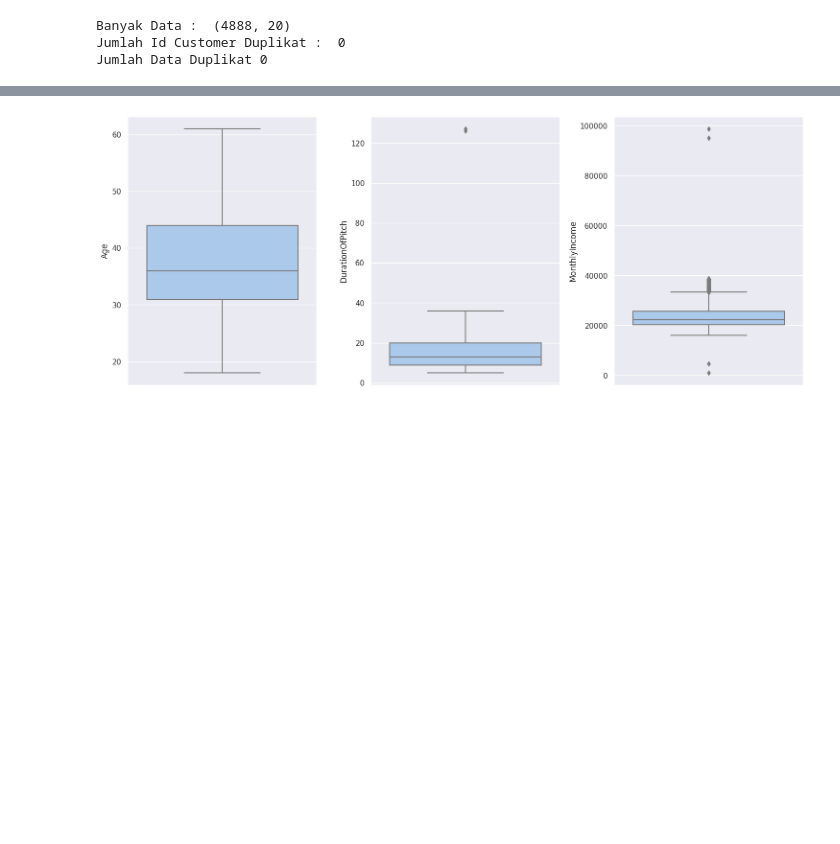
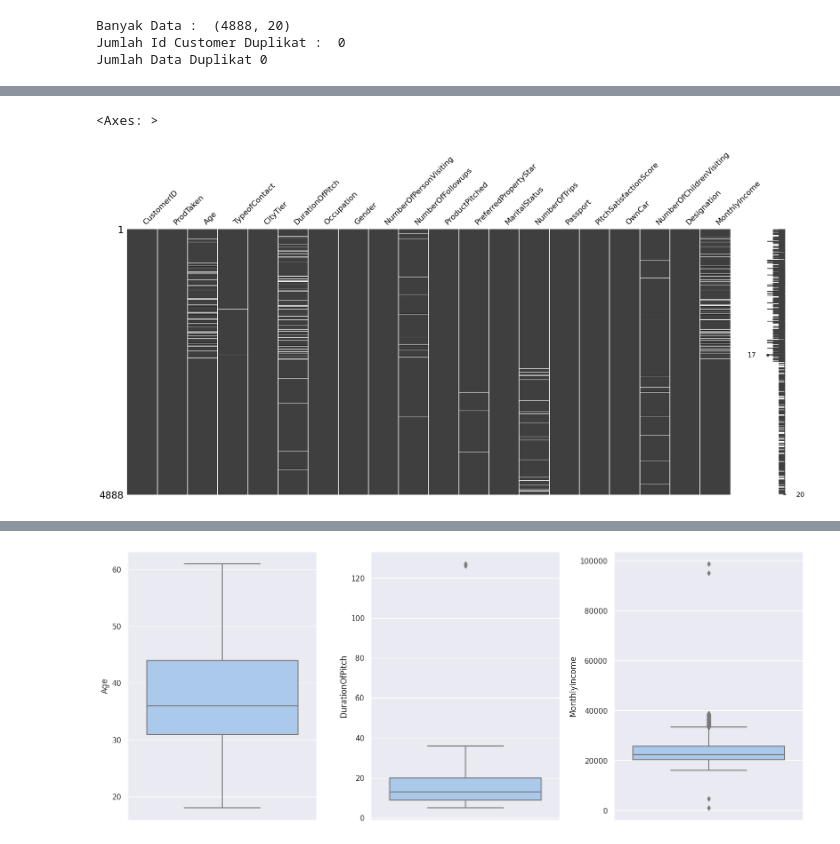
Before and after one commit to JodhiKrisantus/Classification-Holiday-Package-Prediction, a Jupyter notebook: Pandas_Lovers_Holiday_Package_Prediction.ipynb, the cells around one changed output, grey strips where cells are left out. Saved outputs shown, nothing was run; the diff lists cells and outputs as text; code cells hidden in the pictures; blank space fills up the shorter version.

```diff
--- a/Pandas_Lovers_Holiday_Package_Prediction.ipynb
+++ b/Pandas_Lovers_Holiday_Package_Prediction.ipynb
@@ -113,0 +157,6 @@ Jumlah Data Duplikat 0
+# %%
+import missingno as msno
+msno.matrix(df)
+# %% [output]
+<Axes: >
+[figure, added]
```
Also changed, not shown: parts of 39 cells of this notebook.
